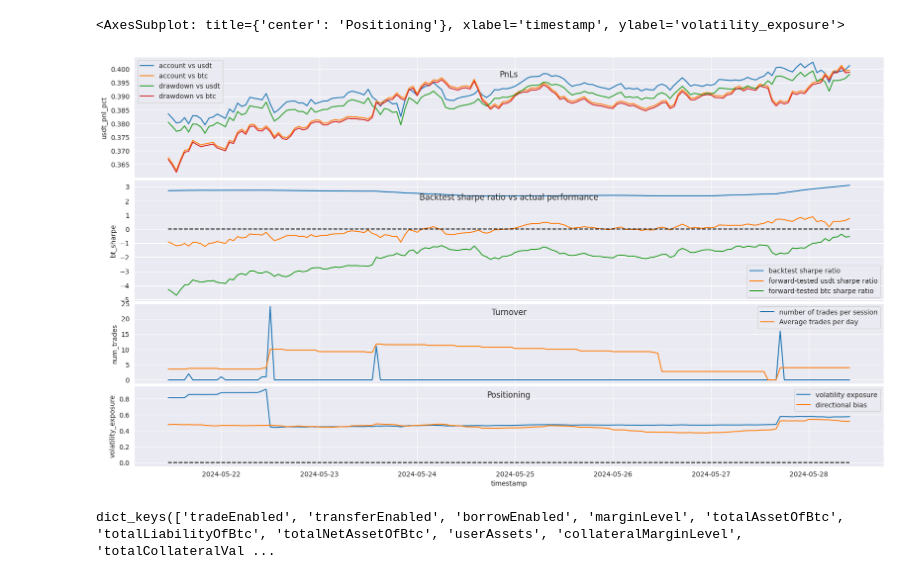
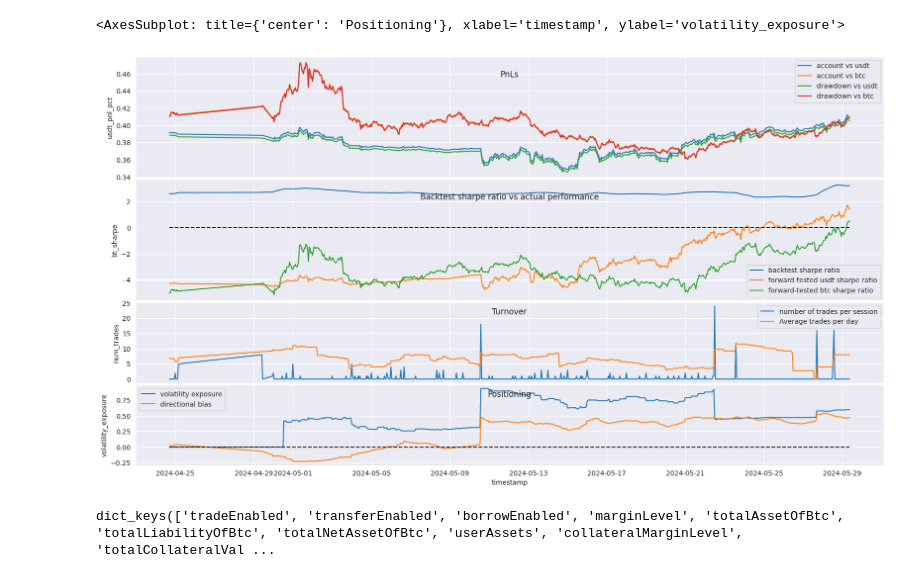
Before and after one commit to codebiscuits/modular_trader, a Jupyter notebook: continuous/inspect_session_records.ipynb, the cells around one changed output. Saved outputs shown, nothing was run; the diff lists cells and outputs as text; code cells hidden in the pictures.

```diff
--- a/continuous/inspect_session_records.ipynb
+++ b/continuous/inspect_session_records.ipynb
@@ -44,37 +44,37 @@ sr = sr.with_columns(
     sr_3.alias('volatility_exposure'),
     bias.alias('bias'),
     # pred_exp.alias('pred_exp')
-).tail(168)
+).tail(720)
 
 fig, ax = plt.subplots(nrows=4, figsize=(20, 11), gridspec_kw=dict(height_ratios=[3, 3, 2, 2]), sharex=True)
 fig.subplots_adjust(hspace = 0.02)
 ax[0].set_title('PnLs', y=0.8)
 ax[1].set_title('Backtest sharpe ratio vs actual performance', y=0.8)
 ax[2].set_title('Turnover', y=0.8)
 ax[3].set_title('Positioning', y=0.8)
 
 sns.lineplot(data=sr, x='timestamp', y='usdt_pnl_pct', label='account vs usdt', ax=ax[0])
 sns.lineplot(data=sr, x='timestamp', y='btc_pnl_pct', label='account vs btc', ax=ax[0])
 sns.lineplot(data=sr, x='timestamp', y='usdt_dd', label='drawdown vs usdt', ax=ax[0])
 sns.lineplot(data=sr, x='timestamp', y='btc_dd', label='drawdown vs btc', ax=ax[0])
 
 sns.lineplot(data=sr, x='timestamp', y='bt_sharpe', label='backtest sharpe ratio', ax=ax[1])
 sns.lineplot(data=sr, x='timestamp', y='usdt_sharpe', label='forward-tested usdt sharpe ratio', ax=ax[1])
 sns.lineplot(data=sr, x='timestamp', y='btc_sharpe', label='forward-tested btc sharpe ratio', ax=ax[1])
 sns.lineplot(data=sr, x='timestamp', y=0, color='black', linestyle='--', ax=ax[1])
 
 sns.lineplot(data=sr, x='timestamp', y='num_trades', label='number of trades per session', ax=ax[2])
 sns.lineplot(data=sr, x='timestamp', y='avg_trades', label='Average trades per day', ax=ax[2])
 
 sns.lineplot(data=sr, x='timestamp', y='volatility_exposure', label='volatility exposure', ax=ax[3])
 sns.lineplot(data=sr, x='timestamp', y='bias', label='directional bias', ax=ax[3])
 # sns.lineplot(data=sr, x='timestamp', y='pred_exp', label='predicted exposure', ax=ax[3])
 sns.lineplot(data=sr, x='timestamp', y=0, color='black', linestyle='--', ax=ax[3])
 
 # statistics
 # %% [output]
 <AxesSubplot: title={'center': 'Positioning'}, xlabel='timestamp', ylabel='volatility_exposure'>
-[figure, old version]
+[figure, new version]
 # %%
 from binance.client import Client as Client_b
 import mt.resources.keys as keys
```
Also changed, not shown: 2 other files.
